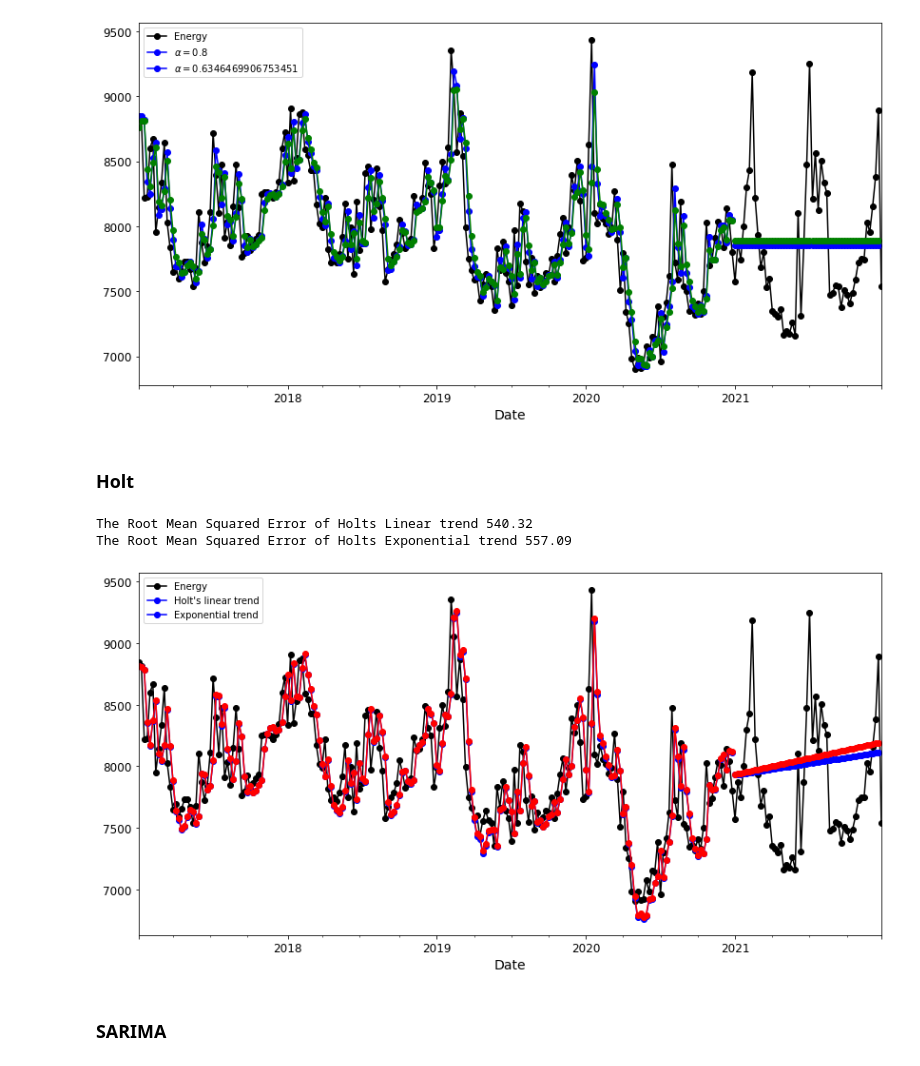
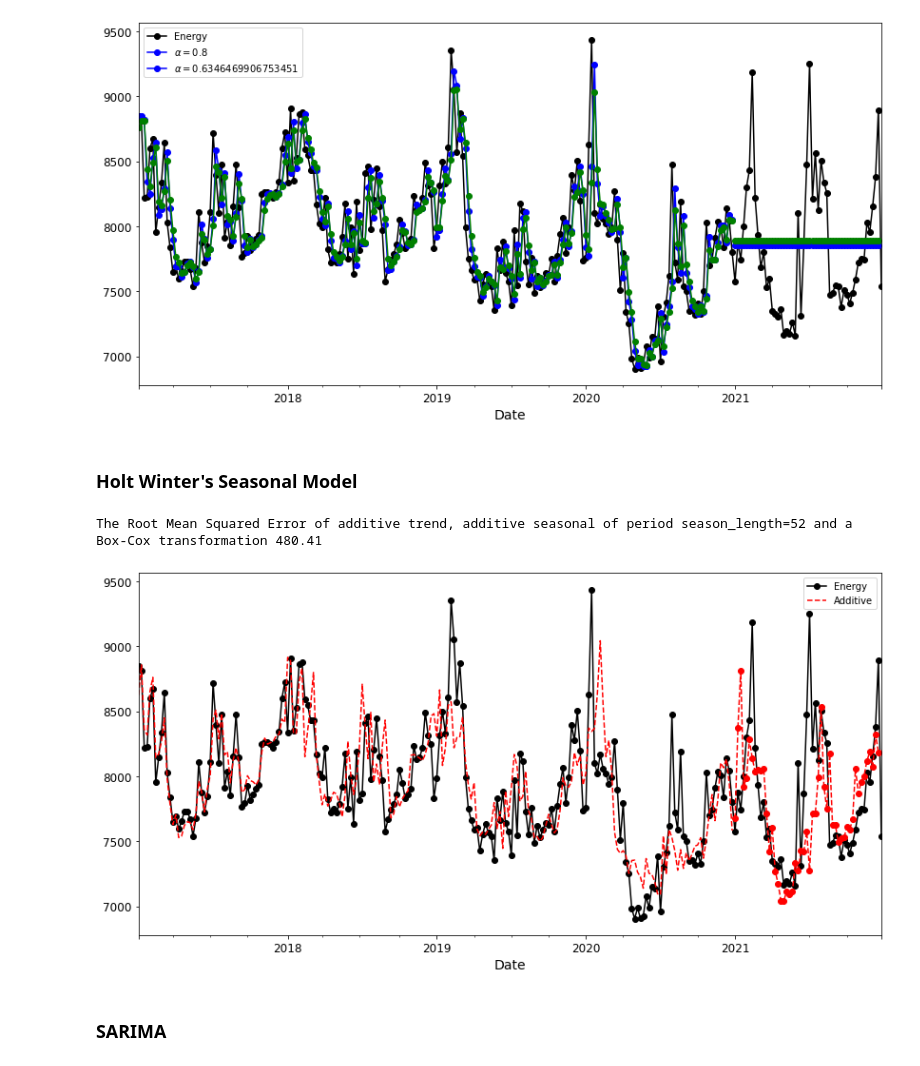
Before and after one commit to rangikagmg/Forecasting-Energy-Consumption-Data-Using-Time-Series-Analysis, a Jupyter notebook: Time Series Prediction.ipynb, the cells around one changed output. Drawn from its saved outputs; the diff is of its cells as text; code cells hidden in the pictures.

```diff
--- a/Time Series Prediction.ipynb
+++ b/Time Series Prediction.ipynb
@@ -167,35 +167,45 @@ The Root Mean Squared Error of our forecasts with smoothing level of 0.8 is 508.
 The Root Mean Squared Error of our forecasts with auto optimization is 510.6
 [figure]
 # %% [markdown]
-### Holt
+### Holt Winter's Seasonal Model
 # %%
-from statsmodels.tsa.api import Holt
+from statsmodels.tsa.api import ExponentialSmoothing
 
-def holt(y,y_to_train,y_to_test,smoothing_level,smoothing_slope, predict_date):
+def holt_win_sea(y,y_to_train,y_to_test,seasonal_type,seasonal_period,predict_date):
+
     y.plot(marker='o', color='black', legend=True, figsize=(14, 7))
 
-    fit1 = Holt(y_to_train).fit(smoothing_level, smoothing_slope, optimized=False)
-    fcast1 = fit1.forecast(predict_date).rename("Holt's linear trend")
-    mse1 = ((fcast1 - y_to_test) ** 2).mean()
-    print('The Root Mean Squared Error of Holt''s Linear trend {}'.format(round(np.sqrt(mse1), 2)))
+    if seasonal_type == 'additive':
+        fit1 = ExponentialSmoothing(y_to_train, seasonal_periods = seasonal_period, trend='add', seasonal='add').fit(use_boxcox=True)
+        fcast1 = fit1.forecast(predict_date).rename('Additive')
+        mse1 = ((fcast1 - y_to_test) ** 2).mean()
+        print('The Root Mean Squared Error of additive trend, additive seasonal of '+
+              'period season_length={} and a Box-Cox transformation {}'.format(seasonal_period,round(np.sqrt(mse1), 2)))
 
-    fit2 = Holt(y_to_train, exponential=True).fit(smoothing_level, smoothing_slope, optimized=False)
-    fcast2 = fit2.forecast(predict_date).rename("Exponential trend")
-    mse2 = ((fcast2 - y_to_test) ** 2).mean()
-    print('The Root Mean Squared Error of Holt''s Exponential trend {}'.format(round(np.sqrt(mse2), 2)))
 
-    fit1.fittedvalues.plot(marker="o", color='blue')
-    fcast1.plot(color='blue', marker="o", legend=True)
-    fit2.fittedvalues.plot(marker="o", color='red')
-    fcast2.plot(color='red', marker="o", legend=True)
+        fit1.fittedvalues.plot(style='--', color='red')
+        fcast1.plot(style='--', marker='o', color='red', legend=True)
+
+    elif seasonal_type == 'multiplicative':
+        fit3 = ExponentialSmoothing(y_to_train, seasonal_periods = seasonal_period, trend='add', seasonal='mul').fit(use_boxcox=True)
+        fcast3 = fit3.forecast(predict_date).rename('Multiplicative')
+        mse3 = ((fcast3 - y_to_test) ** 2).mean()
+        print('The Root Mean Squared Error of additive trend, multiplicative seasonal of '+
+              'period season_length={} and a Box-Cox transformation {}'.format(seasonal_period,round(np.sqrt(mse3), 2)))
+
+
+        fit3.fittedvalues.plot(style='--', color='red')
+        fcast3.plot(style='--', marker='o', color='red', legend=True)
+
+    else:
+        print('Wrong Seasonal Type. Please choose between additive and multiplicative')
 
     plt.show()
 # %%
-holt(y, y_to_train,y_to_val,0.6,0.2,predict_date)
+holt_win_sea(y, y_to_train,y_to_val,'additive',52, predict_date)
 # %% [output]
-The Root Mean Squared Error of Holts Linear trend 540.32
-The Root Mean Squared Error of Holts Exponential trend 557.09
+The Root Mean Squared Error of additive trend, additive seasonal of period season_length=52 and a Box-Cox transformation 480.41
-[figure, old version]
+[figure, new version]
 # %% [markdown]
 ### SARIMA
 # %%
```
